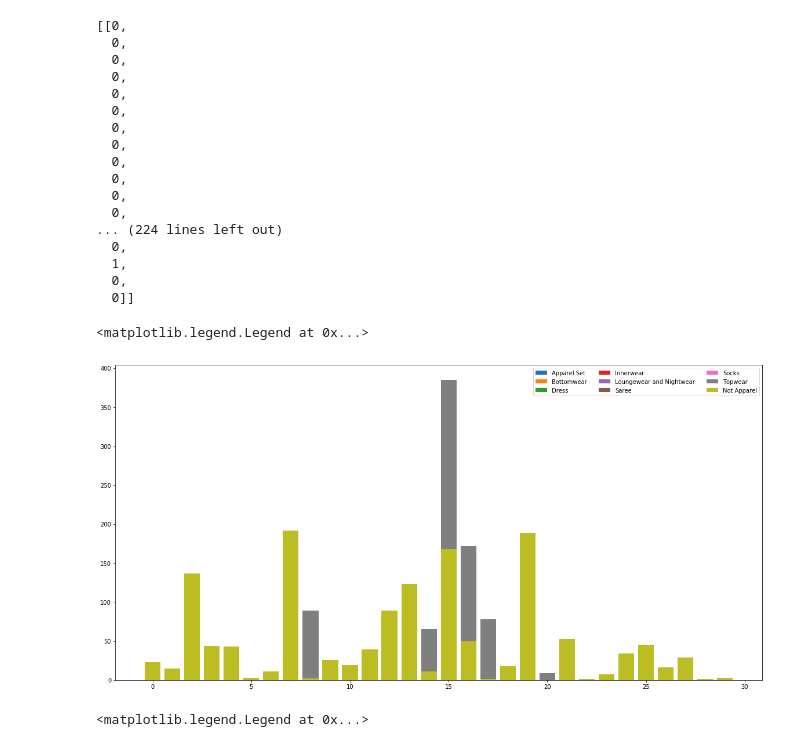
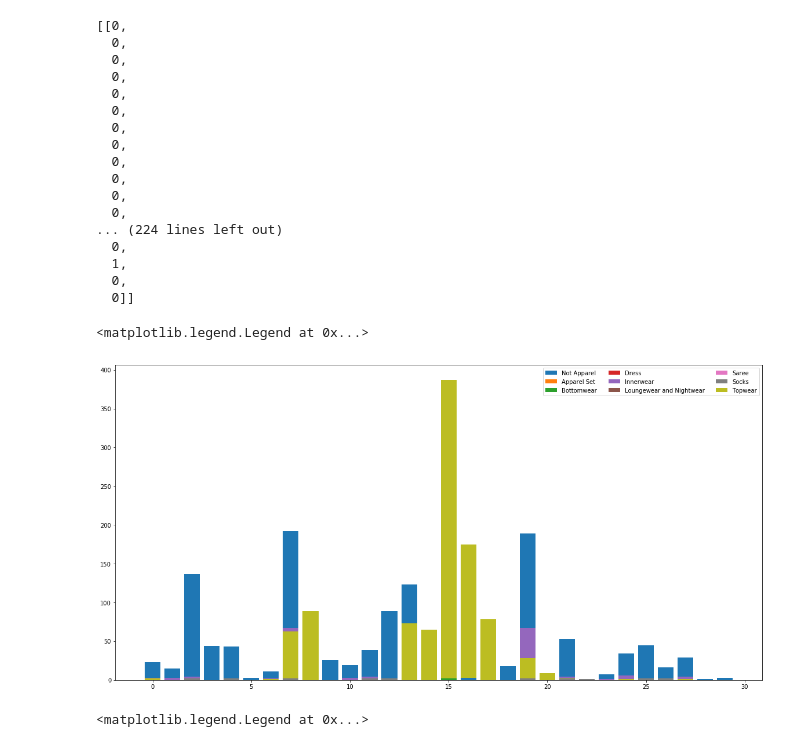
Before and after one commit to kellystroh/Clothing-Classification, a Jupyter notebook: Dendrogram.ipynb, the cells around one changed output. Drawn from its saved outputs; the diff is of its cells as text; code cells hidden in the pictures.

```diff
--- a/Dendrogram.ipynb
+++ b/Dendrogram.ipynb
@@ -407,16 +409,26 @@ subCat_app_count
   0]]
 # %%
 not_apparel = count_leaves - app_list
-# %%
-fig, ax = plt.subplots(figsize=(20,10))
-#plt.bar(np.arange(num_g), not_apparel)
-
-for i in range(len(subCat_app)):
-    ax.bar(np.arange(num_g), make_category_count_list(subCat_app[i]), label = subCat_app[i])
-plt.bar(np.arange(num_g), not_apparel, label = 'Not Apparel')
-plt.legend(ncol = 3)
-#p2 = ax.bar(np.arange(num_g), acc_list, bottom=app, color = "#FA8072")
-#p3 = ax.bar(np.arange(num_g), shoe_list, bottom=acc, color= "#FFD700")
-# %% [output]
-<matplotlib.legend.Legend at 0x...>
-[figure, removed]
+# %%
+fig, ax = plt.subplots(figsize=(20,10))
+
+p = ax.bar(np.arange(num_g), not_apparel, label = 'Not Apparel')
+p0 = ax.bar(np.arange(num_g), make_category_count_list(subCat_app[0]), label = subCat_app[0], bottom=not_apparel)
+p1 = ax.bar(np.arange(num_g), make_category_count_list(subCat_app[1]), label = subCat_app[1], bottom=make_category_count_list(subCat_app[0]))
+p2 = ax.bar(np.arange(num_g), make_category_count_list(subCat_app[2]), label = subCat_app[2], bottom=make_category_count_list(subCat_app[1]))
+p3 = ax.bar(np.arange(num_g), make_category_count_list(subCat_app[3]), label = subCat_app[3], bottom=make_category_count_list(subCat_app[2]))
+p4 = ax.bar(np.arange(num_g), make_category_count_list(subCat_app[4]), label = subCat_app[4], bottom=make_category_count_list(subCat_app[3]))
+p5 = ax.bar(np.arange(num_g), make_category_count_list(subCat_app[5]), label = subCat_app[5], bottom=make_category_count_list(subCat_app[4]))
+p6 = ax.bar(np.arange(num_g), make_category_count_list(subCat_app[6]), label = subCat_app[6], bottom=make_category_count_list(subCat_app[5]))
+p7 = ax.bar(np.arange(num_g), make_category_count_list(subCat_app[7]), label = subCat_app[7], bottom=make_category_count_list(subCat_app[6]))
+
+#p3 = ax.bar(np.arange(num_g), shoe_list, bottom=acc, color= "#FFD700")
+# for i in range(len(subCat_app)):
+#     ax.bar(np.arange(num_g), make_category_count_list(subCat_app[i]), label = subCat_app[i])
+
+plt.legend(ncol = 3)
+#p2 = ax.bar(np.arange(num_g), acc_list, bottom=app, color = "#FA8072")
+#p3 = ax.bar(np.arange(num_g), shoe_list, bottom=acc, color= "#FFD700")
+# %% [output]
+<matplotlib.legend.Legend at 0x...>
+[figure, added]
```
Also changed, not shown: parts of 3 cells of this notebook, 8 other files.
